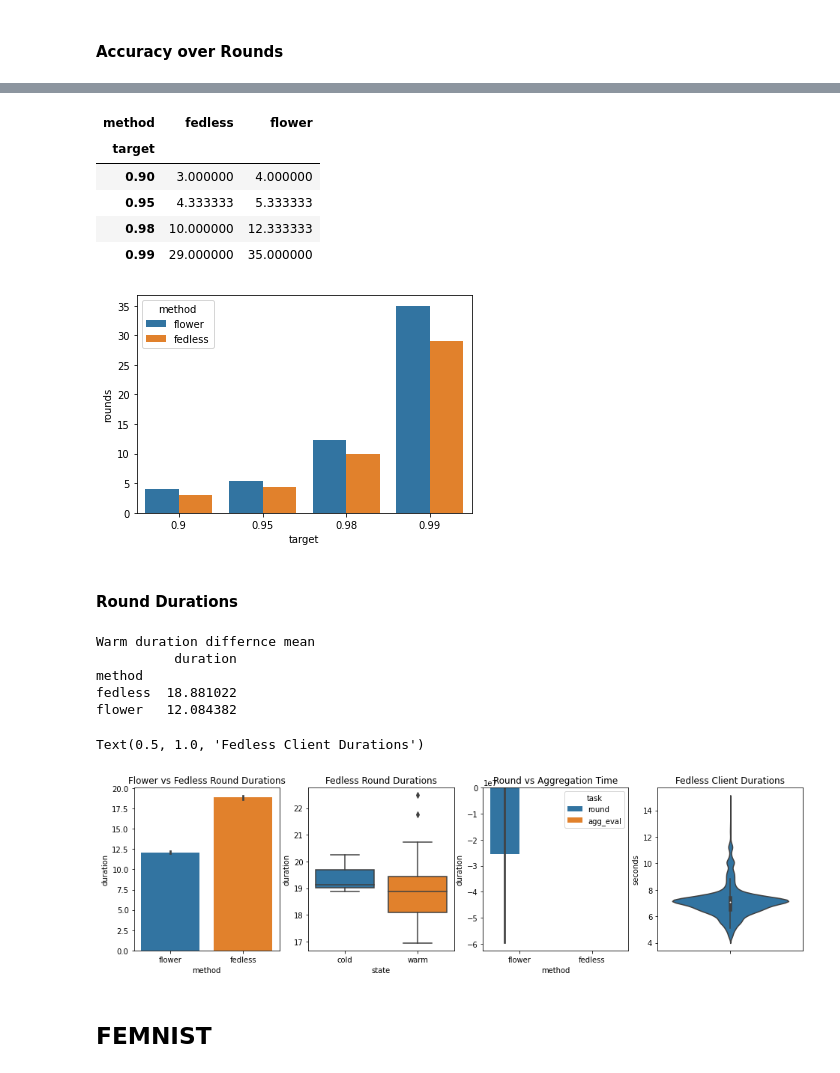
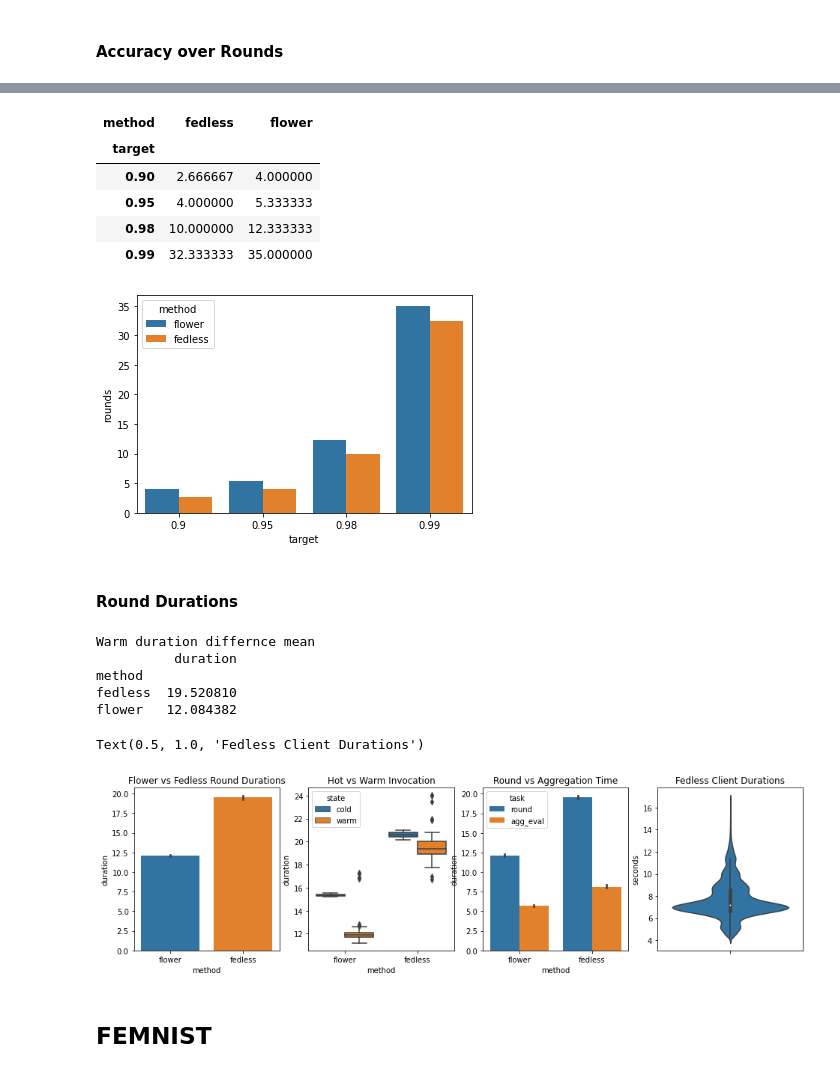
Before and after one commit to Serverless-Federated-Learning/FedLesScan, a Jupyter notebook: experiments/leaf-fedless-comparison.ipynb, the cells around one changed output, grey strips where cells are left out. Saved outputs shown, nothing was run; the diff lists cells and outputs as text; code cells hidden in the pictures.

```diff
--- a/experiments/leaf-fedless-comparison.ipynb
+++ b/experiments/leaf-fedless-comparison.ipynb
@@ -17,15 +20,22 @@ flower_df = process_flower_logs(FLOWER_LOGS_FOLDER)
 # %%
 fedless_dfs = []
 fedless_client_dfs = []
-for folder in Path("/Users/andreas/workspace/thesis-code/out/").glob("fedless-*-flower"):
+for folder in Path("/Users/andreas/workspace/thesis-code/out/").glob("fedless-*-flower-*"):
     dataset = folder.name.split("-")[1]
+    clients_in_round = int(folder.name.split("-")[3])
     for timing_file in folder.glob("timing*.csv"):
         seed = timing_file.name.split("_")[1].split(".")[0]
+        #config_file = timing_file.parent / f"config_{seed}.json"
+        #hyperparams = {}
+        #if config_file.exists():
+        #    config = json.loads(config_file.read_text())
+        #    hyperparams = config["clients"]["hyperparams"]
+#
         df = pd.read_csv(timing_file)
         index = pd.MultiIndex.from_tuples(
         [(
             dataset,
-            #clients_in_round,
+            clients_in_round,
             #clients_total,
             #local_epochs,
             #batch_size,
@@ -33,7 +43,7 @@ for folder in Path("/Users/andreas/workspace/thesis-code/out/").glob("fedless-*-
         )] * len(df),
         names=[
             "dataset",
-            #"clients_in_round",
+            "clients_in_round",
             #"clients_total",
             #"local_epochs",
             #"batch_size",
@@ -106,7 +129,7 @@ for target in [0.9, 0.95, 0.98, 0.99]:
     df_ = flower_df.loc[("mnist", 75, 100, 5)]
     mean_round_until_target_flower = df_[df_["accuracy"] >= target].groupby("seed").min("round")["round"].mean()
     vals.append((target, mean_round_until_target_flower, "flower"))
-    df_ = fedless_df.loc["mnist"]
+    df_ = fedless_df.loc[("mnist", 75)]
     mean_round_until_target_fedless= df_[df_["accuracy"] >= target].groupby("seed").min("round")["round"].mean()
     vals.append((target, mean_round_until_target_fedless, "fedless"))
 
@@ -117,11 +140,11 @@ df_.pivot(columns="method", values="rounds", index="target")
 # %% [output]
 | method | fedless | flower |
 | target |  |  |
-| 0.90 | 3.000000 | 4.000000 |
-| 0.95 | 4.333333 | 5.333333 |
+| 0.90 | 2.666667 | 4.000000 |
+| 0.95 | 4.000000 | 5.333333 |
 | 0.98 | 10.000000 | 12.333333 |
-| 0.99 | 29.000000 | 35.000000 |
+| 0.99 | 32.333333 | 35.000000 |
-[figure, old version]
+[figure, new version]
 # %% [markdown]
 #### Round Durations
 # %%
@@ -141,7 +164,7 @@ for t in flwr_warm_df_["time_agg_eval"]:
 #    vals.append(("flower", "warm", "time_clients_fit", t))
 
 
-fls_df_ = fedless_df.loc["mnist"]
+fls_df_ = fedless_df.loc[("mnist", 75)]
 fls_cold_df_ = fls_df_[fls_df_["round"] == 1]
 fls_warm_df_ = fls_df_[fls_df_["round"] > 1]
 for t in fls_cold_df_["time"]:
@@ -155,38 +178,41 @@ for t in fls_warm_df_["aggregator_seconds"]:
 
 
 
 df_ = pd.DataFrame(vals, columns=["method", "state", "task", "duration"])
 
 fig, axarr = plt.subplots(ncols=4, figsize=(16, 4))
 
 # Warm Durations
 df_warm_ = df_[(df_["state"] == "warm") & (df_["task"] == "round")]
 sns.barplot(x="method", y="duration", data=df_warm_, ax=axarr[0])
 axarr[0].set_title("Flower vs Fedless Round Durations")
 
 # Cold vs Warm Fedless
-df_fedless_ = df_[(df_["method"] == "fedless") & (df_["task"] == "round")]
-sns.boxplot(x="state", y="duration", data=df_fedless_, ax=axarr[1])
-axarr[1].set_title("Fedless Round Durations")
+#df_fedless_ = df_[(df_["method"] == "fedless") & (df_["task"] == "round")]
+#sns.boxplot(x="state", y="duration", data=df_fedless_, ax=axarr[1])
+#axarr[1].set_title("Fedless Round Durations")
+df_rounds_ = df_[(df_["task"] == "round")]
+sns.boxplot(x="method", y="duration", data=df_rounds_, ax=axarr[1], hue="state")
+axarr[1].set_title("Hot vs Warm Invocation")
 
 # Timing Breakdown
 sns.barplot(x="method", y="duration", data=df_, ax=axarr[2], hue="task")
 axarr[2].set_title("Round vs Aggregation Time")
 
 #df_warm_.groupby(["method", "state"]).mean("duration")
 print(f"Warm duration differnce mean")
 print(df_warm_.groupby("method").mean())
 
 sns.violinplot(y="seconds", data=fedless_client_df.loc["mnist"], ax=axarr[3])
 axarr[3].set_title("Fedless Client Durations")
 # %% [output]
 Warm duration differnce mean
           duration
 method
-fedless  18.881022
+fedless  19.520810
 flower   12.084382
 Text(0.5, 1.0, 'Fedless Client Durations')
-[figure, old version]
+[figure, new version]
 # %% [markdown]
 ## FEMNIST
 # %% [markdown]
```
Also changed, not shown: parts of 10 cells of this notebook, 6 other files.
